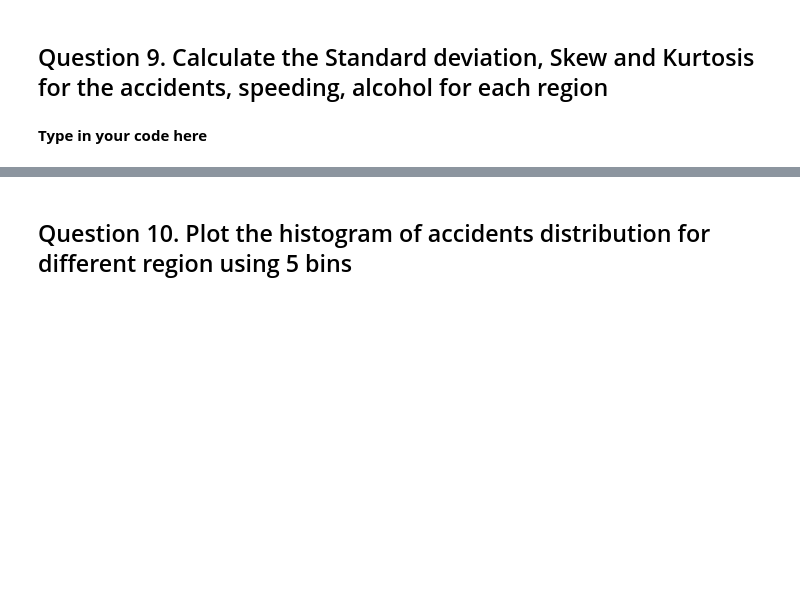
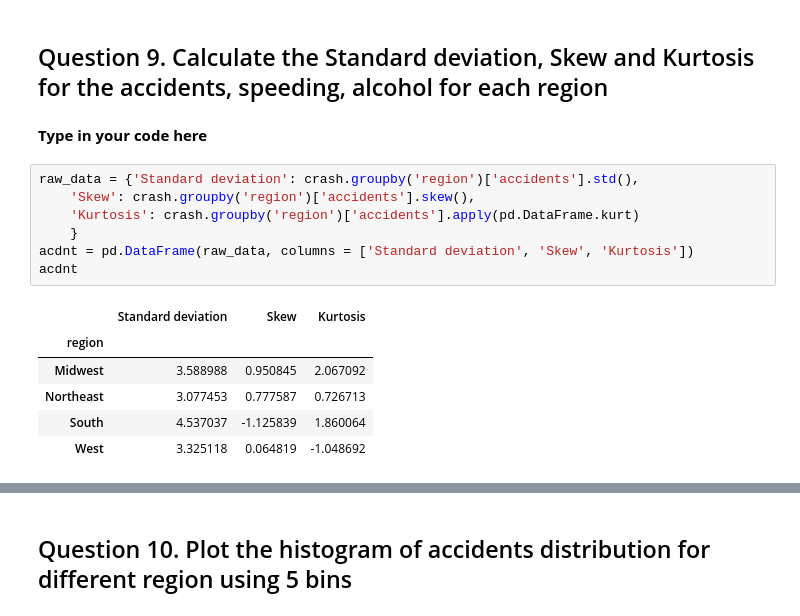
Before and after one commit to Arx1971/DataAnalytics-HW-1, a Jupyter notebook: HW1_Spring2020.ipynb, the cells around one changed output, grey strips where cells are left out. Cells and saved outputs as stored; diff of their text form; blank space fills up the shorter version.

```diff
--- a/HW1_Spring2020.ipynb
+++ b/HW1_Spring2020.ipynb
@@ -189,3 +211,17 @@ print(ps.sqldf(query4))
 ## Question 9. Calculate the Standard deviation, Skew and Kurtosis for the accidents, speeding, alcohol for each region
 # %% [markdown]
 **Type in your code here**
+# %%
+raw_data = {'Standard deviation': crash.groupby('region')['accidents'].std(),
+    'Skew': crash.groupby('region')['accidents'].skew(),
+    'Kurtosis': crash.groupby('region')['accidents'].apply(pd.DataFrame.kurt)
+    }
+acdnt = pd.DataFrame(raw_data, columns = ['Standard deviation', 'Skew', 'Kurtosis'])
+acdnt
+# %% [output]
+|  | Standard deviation | Skew | Kurtosis |
+| region |  |  |  |
+| Midwest | 3.588988 | 0.950845 | 2.067092 |
+| Northeast | 3.077453 | 0.777587 | 0.726713 |
+| South | 4.537037 | -1.125839 | 1.860064 |
+| West | 3.325118 | 0.064819 | -1.048692 |
```
Also changed, not shown: parts of 3 cells of this notebook.
